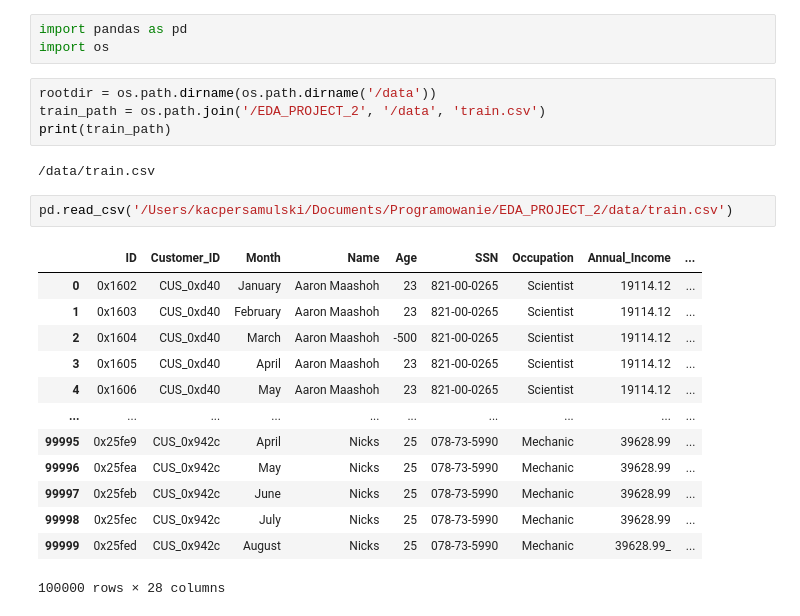
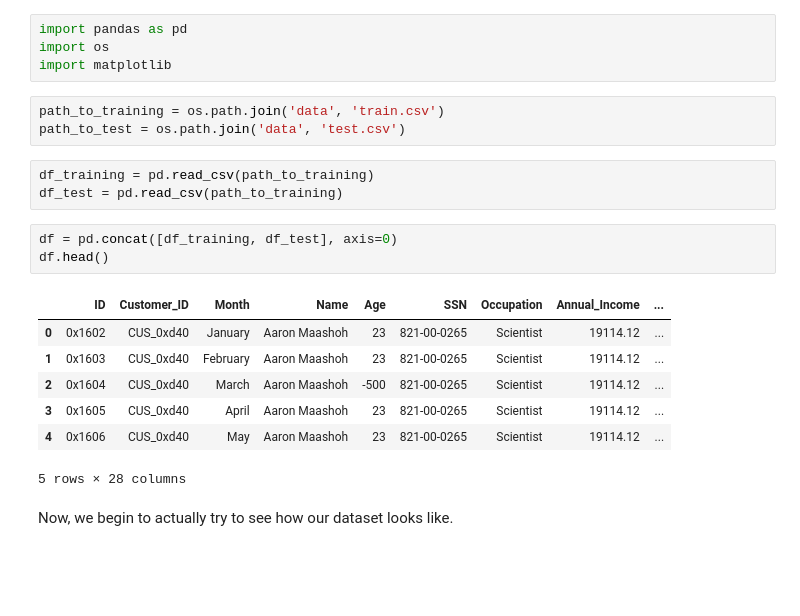
Before and after one commit to Gauss-PWr/EDA_PROJECT_2, a Jupyter notebook: Kacper_notebook.ipynb, the cells around one changed output. Drawn from its saved outputs; the diff is of its cells as text; blank space fills up the shorter version.

Commit message:
vol. 1 - data cleansing

```diff
--- a/Kacper_notebook.ipynb
+++ b/Kacper_notebook.ipynb
@@ -1,25 +1,23 @@
 # %%
 import pandas as pd
 import os
+import matplotlib
-# %%
-rootdir = os.path.dirname(os.path.dirname('/data'))
-train_path = os.path.join('/EDA_PROJECT_2', '/data', 'train.csv')
-print(train_path)
-# %% [output]
-/data/train.csv
-# %%
-pd.read_csv('/Users/kacpersamulski/Documents/Programowanie/EDA_PROJECT_2/data/train.csv')
-# %% [output]
-|  | ID | Customer_ID | Month | Name | Age | SSN | Occupation | Annual_Income | ... |
-| 0 | 0x1602 | CUS_0xd40 | January | Aaron Maashoh | 23 | 821-00-0265 | Scientist | 19114.12 | ... |
-| 1 | 0x1603 | CUS_0xd40 | February | Aaron Maashoh | 23 | 821-00-0265 | Scientist | 19114.12 | ... |
-| 2 | 0x1604 | CUS_0xd40 | March | Aaron Maashoh | -500 | 821-00-0265 | Scientist | 19114.12 | ... |
-| 3 | 0x1605 | CUS_0xd40 | April | Aaron Maashoh | 23 | 821-00-0265 | Scientist | 19114.12 | ... |
-| 4 | 0x1606 | CUS_0xd40 | May | Aaron Maashoh | 23 | 821-00-0265 | Scientist | 19114.12 | ... |
-| ... | ... | ... | ... | ... | ... | ... | ... | ... | ... |
-| 99995 | 0x25fe9 | CUS_0x942c | April | Nicks | 25 | 078-73-5990 | Mechanic | 39628.99 | ... |
-| 99996 | 0x25fea | CUS_0x942c | May | Nicks | 25 | 078-73-5990 | Mechanic | 39628.99 | ... |
-| 99997 | 0x25feb | CUS_0x942c | June | Nicks | 25 | 078-73-5990 | Mechanic | 39628.99 | ... |
-| 99998 | 0x25fec | CUS_0x942c | July | Nicks | 25 | 078-73-5990 | Mechanic | 39628.99 | ... |
-| 99999 | 0x25fed | CUS_0x942c | August | Nicks | 25 | 078-73-5990 | Mechanic | 39628.99_ | ... |
-100000 rows × 28 columns
+# %%
+path_to_training = os.path.join('data', 'train.csv')
+path_to_test = os.path.join('data', 'test.csv')
+# %%
+df_training = pd.read_csv(path_to_training)
+df_test = pd.read_csv(path_to_training)
+# %%
+df = pd.concat([df_training, df_test], axis=0)
+df.head()
+# %% [output]
+|  | ID | Customer_ID | Month | Name | Age | SSN | Occupation | Annual_Income | ... |
+| 0 | 0x1602 | CUS_0xd40 | January | Aaron Maashoh | 23 | 821-00-0265 | Scientist | 19114.12 | ... |
+| 1 | 0x1603 | CUS_0xd40 | February | Aaron Maashoh | 23 | 821-00-0265 | Scientist | 19114.12 | ... |
+| 2 | 0x1604 | CUS_0xd40 | March | Aaron Maashoh | -500 | 821-00-0265 | Scientist | 19114.12 | ... |
+| 3 | 0x1605 | CUS_0xd40 | April | Aaron Maashoh | 23 | 821-00-0265 | Scientist | 19114.12 | ... |
+| 4 | 0x1606 | CUS_0xd40 | May | Aaron Maashoh | 23 | 821-00-0265 | Scientist | 19114.12 | ... |
+5 rows × 28 columns
+# %% [markdown]
+Now, we begin to actually try to see how our dataset looks like.
```
Also changed, not shown: parts of 19 cells of this notebook.
